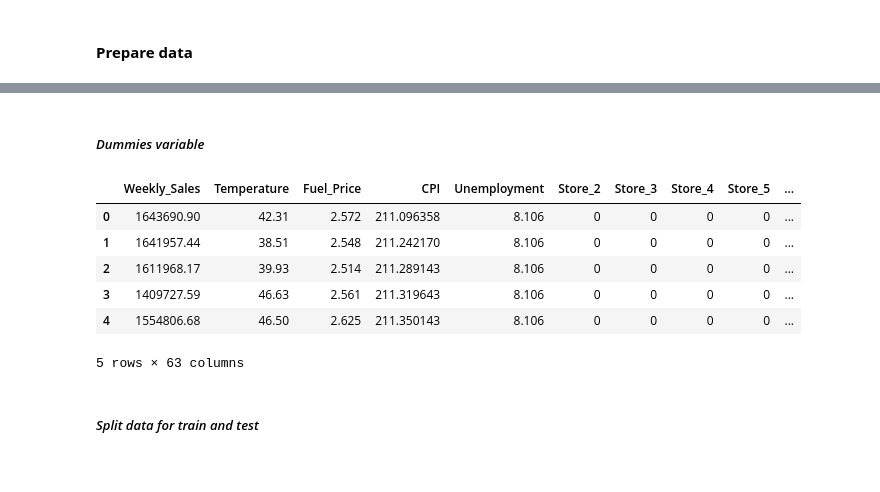
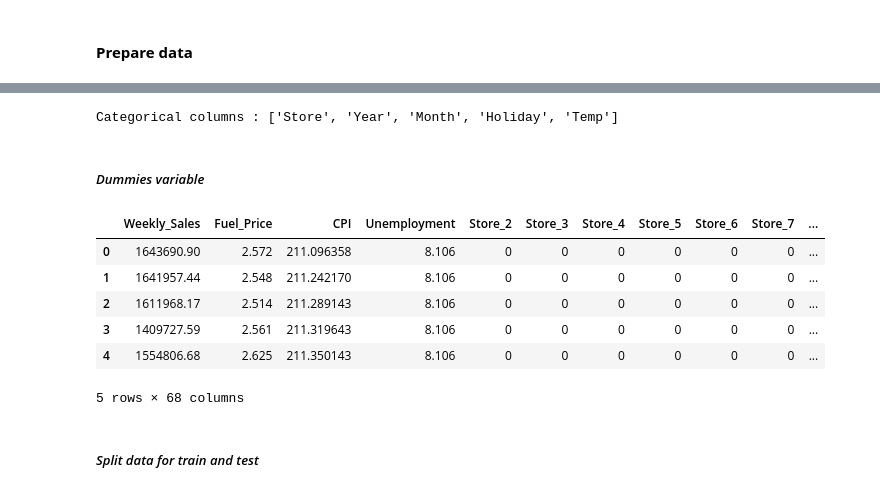
Before and after one commit to ENDYOU3/Walmart_sales_forecast, a Jupyter notebook: Analyzing Data Walmark.ipynb, the cells around one changed output, grey strips where cells are left out. Drawn from its saved outputs; the diff is of its cells as text; code cells hidden in the pictures.

```diff
--- a/Analyzing Data Walmark.ipynb
+++ b/Analyzing Data Walmark.ipynb
@@ -538,25 +553,32 @@ memory usage: 369.3 KB
+# %%
+# Group temperature
+bins = [0, 50, 77, 86, 104]
+labels = [1, 2, 3, 4]
+df_sales['Temp'] = pd.cut(df_sales['Temperature'], bins=bins, labels=labels, include_lowest=True).astype('object')
+df_sales.drop('Temperature', axis=1, inplace=True)
+# %%
+# Determine the category variable.
+cat_var = [col for col in df_sales.columns if df_sales[col].dtypes=="object"]
+print(f"Categorical columns : {cat_var}")
+# %% [output]
+Categorical columns : ['Store', 'Year', 'Month', 'Holiday', 'Temp']
 # %% [markdown]
 ##### *Dummies variable*
-# %%
-# Update the category variable into the "cat_var".
-cat_var = ['Store','Holiday_Flag','Year','Month']
 # %%
 def createDummies(data, cat_col):
-  global df_dum
-  df_dum = data.copy()
-  df_dum[cat_col] = df_dum[cat_col].astype('category')
-  df_dum = pd.get_dummies(df_dum, prefix=cat_col, drop_first=True)
+  data[cat_col] = data[cat_col].astype('category')
+  return pd.get_dummies(data, prefix=cat_col, drop_first=True)
 # %%
-createDummies(df_sales, cat_var)
+df_dum = createDummies(df_sales, cat_var)
 df_dum.head()
 # %% [output]
-|  | Weekly_Sales | Temperature | Fuel_Price | CPI | Unemployment | Store_2 | Store_3 | Store_4 | Store_5 | ... |
-| 0 | 1643690.90 | 42.31 | 2.572 | 211.096358 | 8.106 | 0 | 0 | 0 | 0 | ... |
-| 1 | 1641957.44 | 38.51 | 2.548 | 211.242170 | 8.106 | 0 | 0 | 0 | 0 | ... |
-| 2 | 1611968.17 | 39.93 | 2.514 | 211.289143 | 8.106 | 0 | 0 | 0 | 0 | ... |
-| 3 | 1409727.59 | 46.63 | 2.561 | 211.319643 | 8.106 | 0 | 0 | 0 | 0 | ... |
-| 4 | 1554806.68 | 46.50 | 2.625 | 211.350143 | 8.106 | 0 | 0 | 0 | 0 | ... |
+|  | Weekly_Sales | Fuel_Price | CPI | Unemployment | Store_2 | Store_3 | Store_4 | Store_5 | Store_6 | Store_7 | ... |
+| 0 | 1643690.90 | 2.572 | 211.096358 | 8.106 | 0 | 0 | 0 | 0 | 0 | 0 | ... |
+| 1 | 1641957.44 | 2.548 | 211.242170 | 8.106 | 0 | 0 | 0 | 0 | 0 | 0 | ... |
+| 2 | 1611968.17 | 2.514 | 211.289143 | 8.106 | 0 | 0 | 0 | 0 | 0 | 0 | ... |
+| 3 | 1409727.59 | 2.561 | 211.319643 | 8.106 | 0 | 0 | 0 | 0 | 0 | 0 | ... |
+| 4 | 1554806.68 | 2.625 | 211.350143 | 8.106 | 0 | 0 | 0 | 0 | 0 | 0 | ... |
-5 rows × 63 columns
+5 rows × 68 columns
 # %% [markdown]
 ##### *Split data for train and test*
 # %%
```
Also changed, not shown: parts of 48 cells of this notebook.
